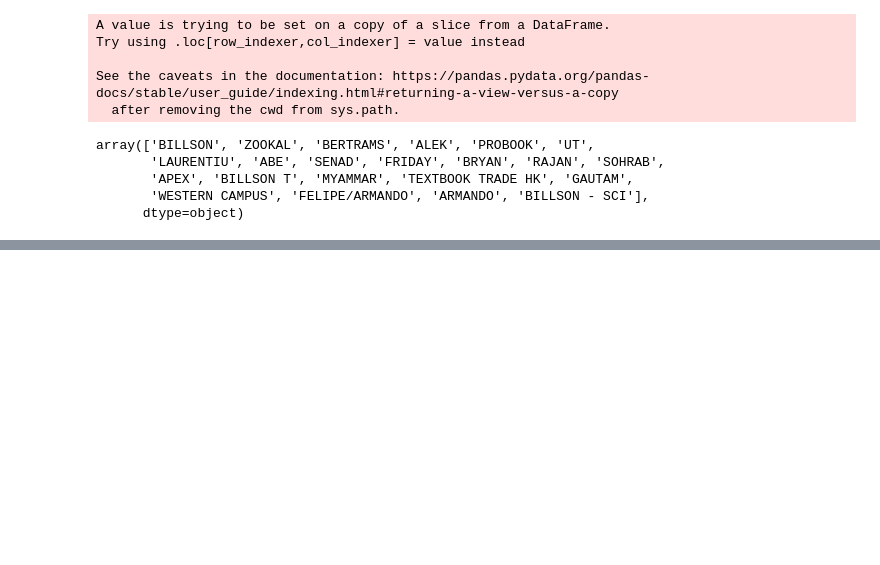
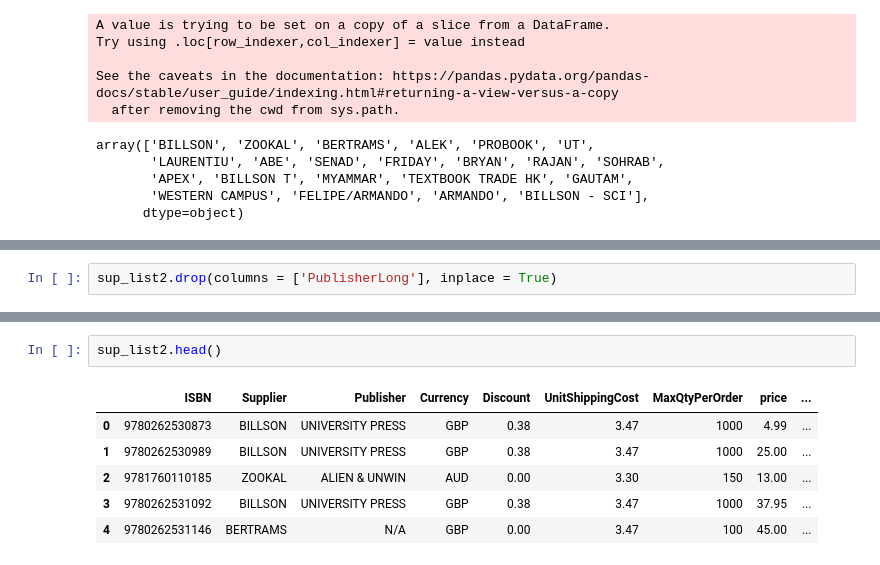
Before and after one commit to JoseRMatos/best_supplier, a Jupyter notebook: cost_analysis.ipynb, the cells around one changed output, grey strips where cells are left out. Drawn from its saved outputs; the diff is of its cells as text; blank space fills up the shorter version.

```diff
--- a/cost_analysis.ipynb
+++ b/cost_analysis.ipynb
@@ -168,0 +242,2 @@ array(['BILLSON', 'ZOOKAL', 'BERTRAMS', 'ALEK', 'PROBOOK', 'UT',
+# %%
+sup_list2.drop(columns = ['PublisherLong'], inplace = True)
@@ -168,0 +250,9 @@ array(['BILLSON', 'ZOOKAL', 'BERTRAMS', 'ALEK', 'PROBOOK', 'UT',
+# %%
+sup_list2.head()
+# %% [output]
+|  | ISBN | Supplier | Publisher | Currency | Discount | UnitShippingCost | MaxQtyPerOrder | price | ... |
+| 0 | 9780262530873 | BILLSON | UNIVERSITY PRESS | GBP | 0.38 | 3.47 | 1000 | 4.99 | ... |
+| 1 | 9780262530989 | BILLSON | UNIVERSITY PRESS | GBP | 0.38 | 3.47 | 1000 | 25.00 | ... |
+| 2 | 9781760110185 | ZOOKAL | ALIEN & UNWIN | AUD | 0.00 | 3.30 | 150 | 13.00 | ... |
+| 3 | 9780262531092 | BILLSON | UNIVERSITY PRESS | GBP | 0.38 | 3.47 | 1000 | 37.95 | ... |
+| 4 | 9780262531146 | BERTRAMS | N/A | GBP | 0.00 | 3.47 | 100 | 45.00 | ... |
```
Also changed, not shown: parts of 11 cells of this notebook.
